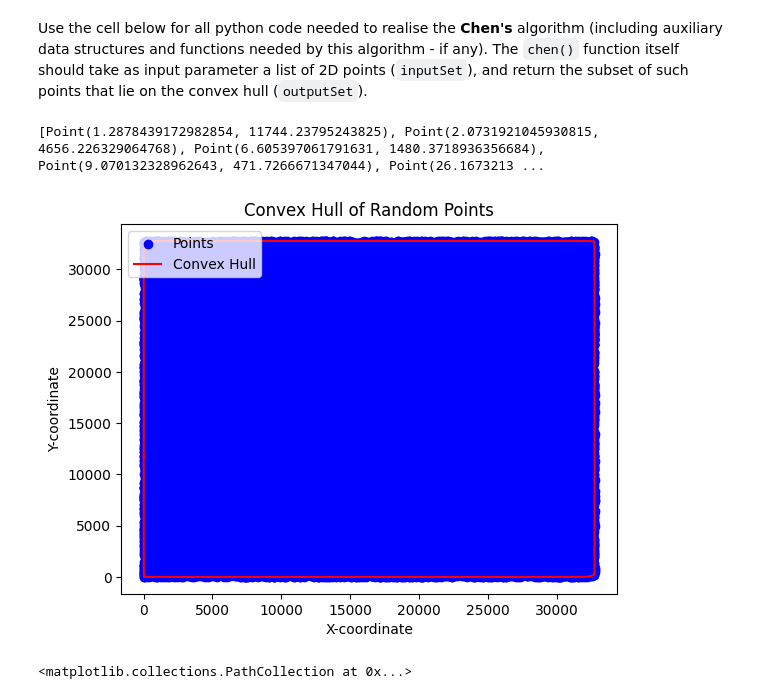
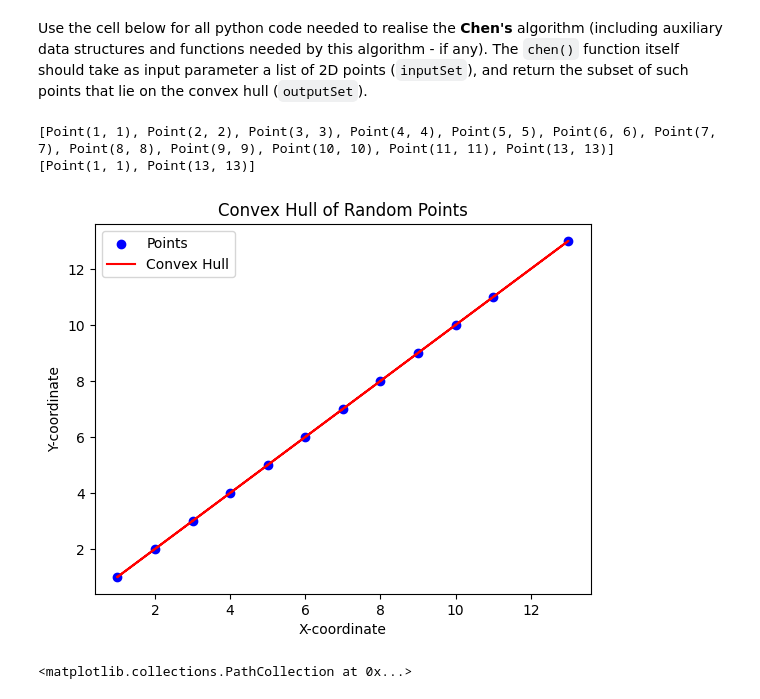
Before and after one commit to levon-d/convex-hull-algorithms, a Jupyter notebook: grp-XXX-0005code.ipynb, the cells around one changed output. Drawn from its saved outputs; the diff is of its cells as text; code cells hidden in the pictures.

```diff
--- a/grp-XXX-0005code.ipynb
+++ b/grp-XXX-0005code.ipynb
@@ -285,6 +285,8 @@ def find_candidate(subhull, point):
 
             if l < len(subhull):
                 next_turn = find_orientation(point, subhull[l], subhull[(l+1) % len(subhull)])
+            else:
+                return -1
     return l
 
 def find_next_point(subhulls, subhull_index, point_index):
@@ -297,11 +299,12 @@ def find_next_point(subhulls, subhull_index, point_index):
         candidate_index = find_candidate(subhull, point)
         q = subhulls[next[0]][next[1]]
 
-        r = subhull[candidate_index]
-        t = find_orientation(point, q, r)
+        if candidate_index < len(subhull):
+            r = subhull[candidate_index]
+            t = find_orientation(point, q, r)
 
-        if t == -1 or (t == 0 and distance(point, r) > distance(point, q)):
-            next = (i, candidate_index)
+            if t == -1 or (t == 0 and distance(point, r) > distance(point, q)):
+                next = (i, candidate_index)
 
     return next
 
@@ -326,36 +329,39 @@ def chen(inputSet):
         subsets = []
 
         for i in range(0, len(inputSet), m):
             subsets.append(inputSet[i:m+i])
 
         subhulls = []
         for subset in subsets:
             subhulls.append(graham_scan(subset))
 
         leftmost_subhull_index = find_leftmost_in_subhulls(subhulls)
         on_hull = (leftmost_subhull_index, 0)
         outputSet.append(subhulls[on_hull[0]][on_hull[1]])
 
         for i in range(m):
             (subhull_index, point_index) = find_next_point(subhulls, on_hull[0], on_hull[1])
             on_hull = (subhull_index, point_index)
             if subhulls[subhull_index][point_index] == outputSet[0]:
                 return outputSet
             outputSet.append(subhulls[subhull_index][point_index])
 
         t+=1
 
 
 
 num_points = 100000
 range_x, range_y = 32767, 32767
-points = generate_random_points(num_points, range_x, range_y)
+# points = generate_random_points(num_points, range_x, range_y)
+points = [Point(1,1), Point(2,2), Point(3,3), Point(4,4), Point(5,5), Point(6,6), Point(7,7), Point(8,8), Point(9,9), Point(10,10), Point(11,11), Point(13,13)]
+print(points)
 hull = chen(points)
 print(hull)
 plot_convex_hull(points, hull)
 # %% [output]
-[Point(1.2878439172982854, 11744.23795243825), Point(2.0731921045930815, 4656.226329064768), Point(6.605397061791631, 1480.3718936356684), Point(9.070132328962643, 471.7266671347044), Point(26.1673213 ...
+[Point(1, 1), Point(2, 2), Point(3, 3), Point(4, 4), Point(5, 5), Point(6, 6), Point(7, 7), Point(8, 8), Point(9, 9), Point(10, 10), Point(11, 11), Point(13, 13)]
+[Point(1, 1), Point(13, 13)]
-[figure, old version]
+[figure, new version]
 # %%
 # plot_convex_hull([Point(92.99303926481916, 99.73010412712048), Point(72.92537271767924, 27.705719425672747), Point(87.90551859812643, 4.593100360749358), Point(92.99303926481916, 99.73010412712048)], [])
 # points = [Point(92.99303926481916, 99.73010412712048), Point(72.92537271767924, 27.705719425672747), Point(87.90551859812643, 4.593100360749358), Point(92.99303926481916, 99.73010412712048)]
```
